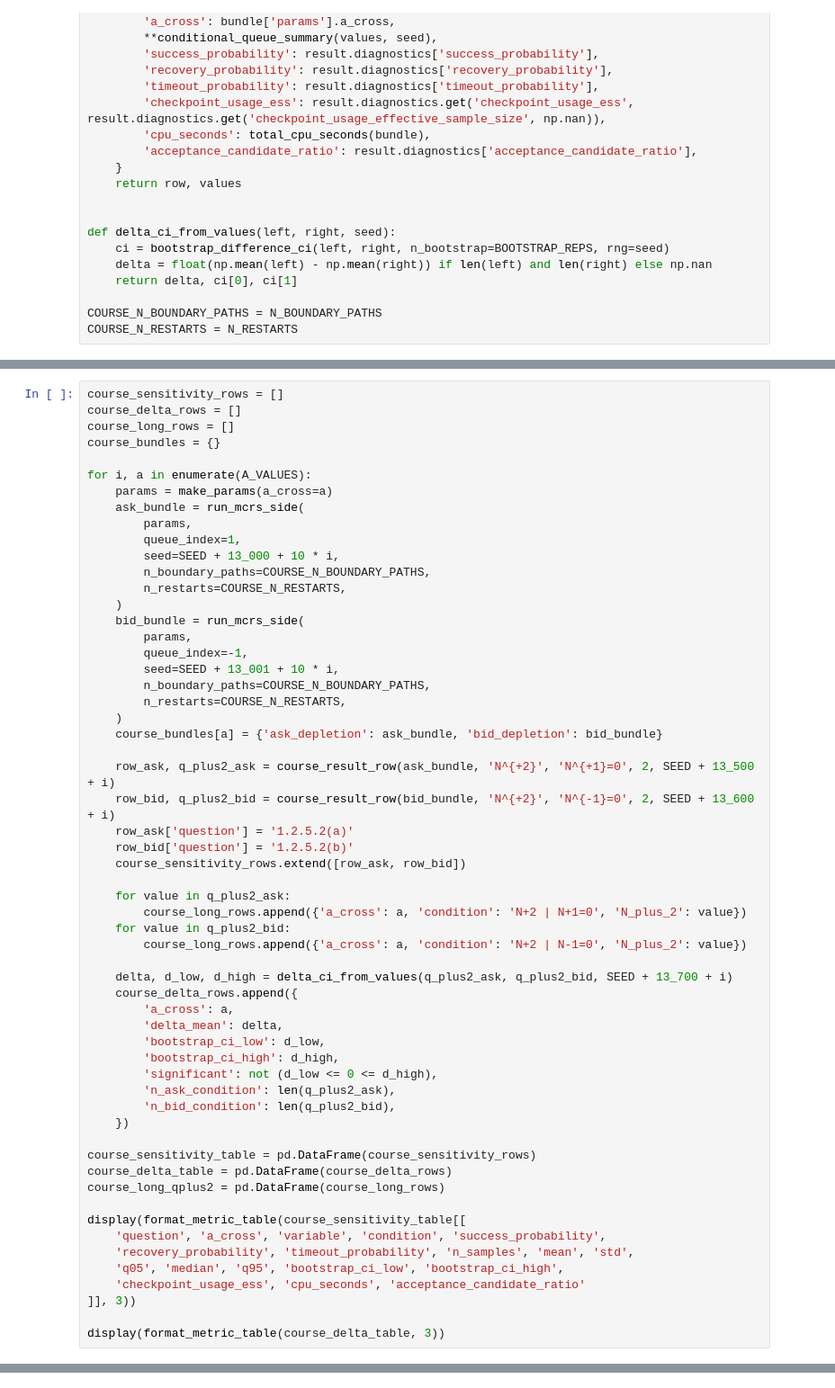
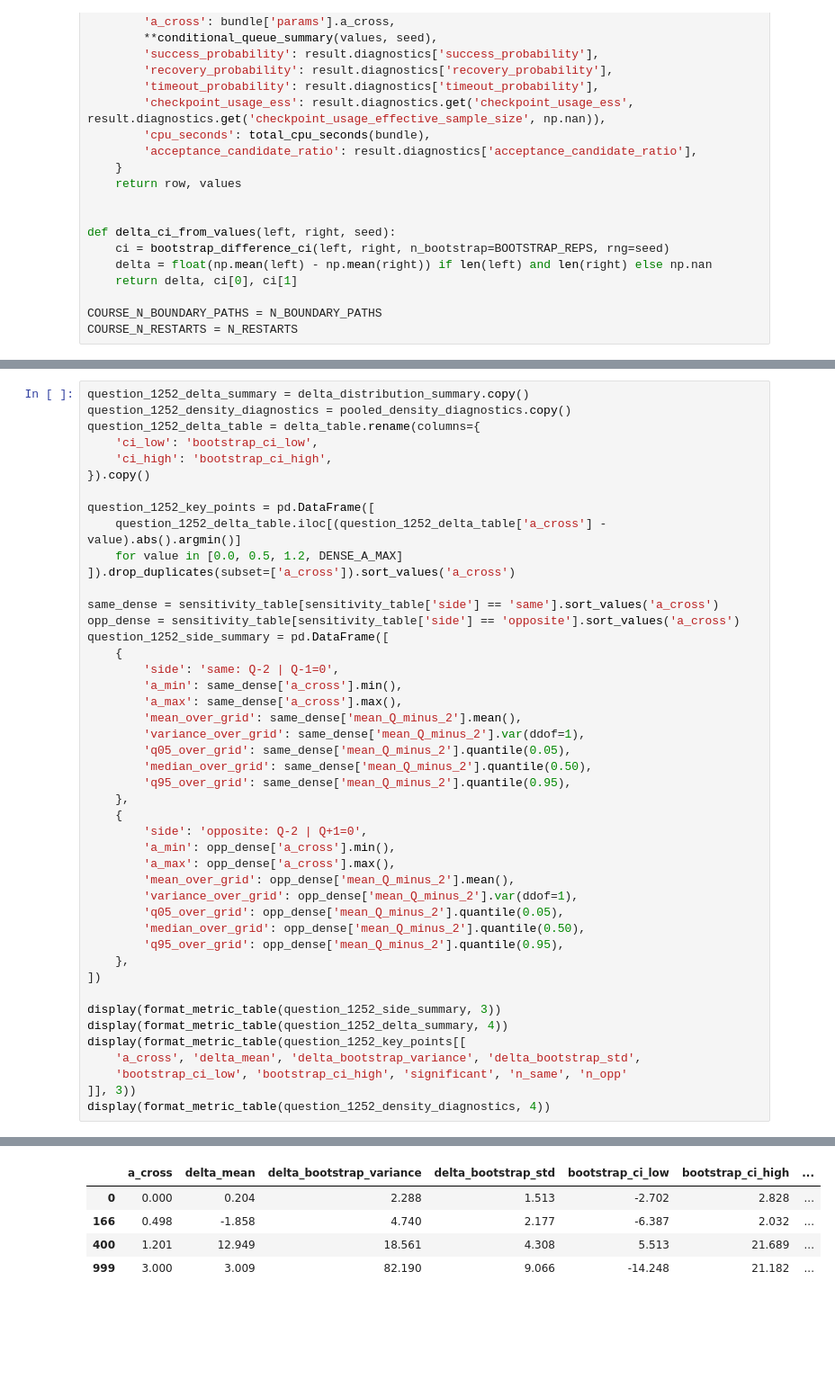
Before and after one commit to ApolloHong/Modal_Order_Book, a Jupyter notebook: nb3_125_deuxieme_limite.ipynb, the cells around one changed output, grey strips where cells are left out. Shown at 90% size. Drawn from its saved outputs; the diff is of its cells as text; blank space fills up the shorter version.

```diff
--- a/nb3_125_deuxieme_limite.ipynb
+++ b/nb3_125_deuxieme_limite.ipynb
@@ -1690,59 +1690,46 @@ On garde les intensités de retrait des deuxièmes limites constantes. Le but es
 # %%
-course_sensitivity_rows = []
-course_delta_rows = []
-course_long_rows = []
-course_bundles = {}
+question_1252_delta_summary = delta_distribution_summary.copy()
+question_1252_density_diagnostics = pooled_density_diagnostics.copy()
+question_1252_delta_table = delta_table.rename(columns={
+    'ci_low': 'bootstrap_ci_low',
+    'ci_high': 'bootstrap_ci_high',
+}).copy()
 
-for i, a in enumerate(A_VALUES):
-    params = make_params(a_cross=a)
-    ask_bundle = run_mcrs_side(
-        params,
-        queue_index=1,
-        seed=SEED + 13_000 + 10 * i,
-        n_boundary_paths=COURSE_N_BOUNDARY_PATHS,
-        n_restarts=COURSE_N_RESTARTS,
-    )
-    bid_bundle = run_mcrs_side(
-        params,
-        queue_index=-1,
-        seed=SEED + 13_001 + 10 * i,
-        n_boundary_paths=COURSE_N_BOUNDARY_PATHS,
-        n_restarts=COURSE_N_RESTARTS,
-    )
-    course_bundles[a] = {'ask_depletion': ask_bundle, 'bid_depletion': bid_bundle}
+question_1252_key_points = pd.DataFrame([
+    question_1252_delta_table.iloc[(question_1252_delta_table['a_cross'] - value).abs().argmin()]
+    for value in [0.0, 0.5, 1.2, DENSE_A_MAX]
+]).drop_duplicates(subset=['a_cross']).sort_values('a_cross')
 
-    row_ask, q_plus2_ask = course_result_row(ask_bundle, 'N^{+2}', 'N^{+1}=0', 2, SEED + 13_500 + i)
-    row_bid, q_plus2_bid = course_result_row(bid_bundle, 'N^{+2}', 'N^{-1}=0', 2, SEED + 13_600 + i)
-    row_ask['question'] = '1.2.5.2(a)'
-    row_bid['question'] = '1.2.5.2(b)'
-    course_sensitivity_rows.extend([row_ask, row_bid])
+same_dense = sensitivity_table[sensitivity_table['side'] == 'same'].sort_values('a_cross')
+opp_dense = sensitivity_table[sensitivity_table['side'] == 'opposite'].sort_values('a_cross')
+question_1252_side_summary = pd.DataFrame([
+    {
+        'side': 'same: Q-2 | Q-1=0',
+        'a_min': same_dense['a_cross'].min(),
+        'a_max': same_dense['a_cross'].max(),
+        'mean_over_grid': same_dense['mean_Q_minus_2'].mean(),
+        'variance_over_grid': same_dense['mean_Q_minus_2'].var(ddof=1),
+        'q05_over_grid': same_dense['mean_Q_minus_2'].quantile(0.05),
+        'median_over_grid': same_dense['mean_Q_minus_2'].quantile(0.50),
+        'q95_over_grid': same_dense['mean_Q_minus_2'].quantile(0.95),
+    },
+    {
+        'side': 'opposite: Q-2 | Q+1=0',
+        'a_min': opp_dense['a_cross'].min(),
+        'a_max': opp_dense['a_cross'].max(),
+        'mean_over_grid': opp_dense['mean_Q_minus_2'].mean(),
+        'variance_over_grid': opp_dense['mean_Q_minus_2'].var(ddof=1),
+        'q05_over_grid': opp_dense['mean_Q_minus_2'].quantile(0.05),
+        'median_over_grid': opp_dense['mean_Q_minus_2'].quantile(0.50),
+        'q95_over_grid': opp_dense['mean_Q_minus_2'].quantile(0.95),
+    },
+])
 
-    for value in q_plus2_ask:
-        course_long_rows.append({'a_cross': a, 'condition': 'N+2 | N+1=0', 'N_plus_2': value})
-    for value in q_plus2_bid:
-        course_long_rows.append({'a_cross': a, 'condition': 'N+2 | N-1=0', 'N_plus_2': value})
-
-    delta, d_low, d_high = delta_ci_from_values(q_plus2_ask, q_plus2_bid, SEED + 13_700 + i)
-    course_delta_rows.append({
-        'a_cross': a,
-        'delta_mean': delta,
-        'bootstrap_ci_low': d_low,
-        'bootstrap_ci_high': d_high,
-        'significant': not (d_low <= 0 <= d_high),
-        'n_ask_condition': len(q_plus2_ask),
-        'n_bid_condition': len(q_plus2_bid),
-    })
-
-course_sensitivity_table = pd.DataFrame(course_sensitivity_rows)
-course_delta_table = pd.DataFrame(course_delta_rows)
-course_long_qplus2 = pd.DataFrame(course_long_rows)
-
-display(format_metric_table(course_sensitivity_table[[
-    'question', 'a_cross', 'variable', 'condition', 'success_probability',
-    'recovery_probability', 'timeout_probability', 'n_samples', 'mean', 'std',
-    'q05', 'median', 'q95', 'bootstrap_ci_low', 'bootstrap_ci_high',
-    'checkpoint_usage_ess', 'cpu_seconds', 'acceptance_candidate_ratio'
+display(format_metric_table(question_1252_side_summary, 3))
+display(format_metric_table(question_1252_delta_summary, 4))
+display(format_metric_table(question_1252_key_points[[
+    'a_cross', 'delta_mean', 'delta_bootstrap_variance', 'delta_bootstrap_std',
+    'bootstrap_ci_low', 'bootstrap_ci_high', 'significant', 'n_same', 'n_opp'
 ]], 3))
-
-display(format_metric_table(course_delta_table, 3))
+display(format_metric_table(question_1252_density_diagnostics, 4))
 # %% [output]
@@ -1765,0 +1741,5 @@ display(format_metric_table(course_delta_table, 3))
+|  | a_cross | delta_mean | delta_bootstrap_variance | delta_bootstrap_std | bootstrap_ci_low | bootstrap_ci_high | ... |
+| 0 | 0.000 | 0.204 | 2.288 | 1.513 | -2.702 | 2.828 | ... |
+| 166 | 0.498 | -1.858 | 4.740 | 2.177 | -6.387 | 2.032 | ... |
+| 400 | 1.201 | 12.949 | 18.561 | 4.308 | 5.513 | 21.689 | ... |
+| 999 | 3.000 | 3.009 | 82.190 | 9.066 | -14.248 | 21.182 | ... |
```
Also changed, not shown: parts of 14 cells of this notebook.
